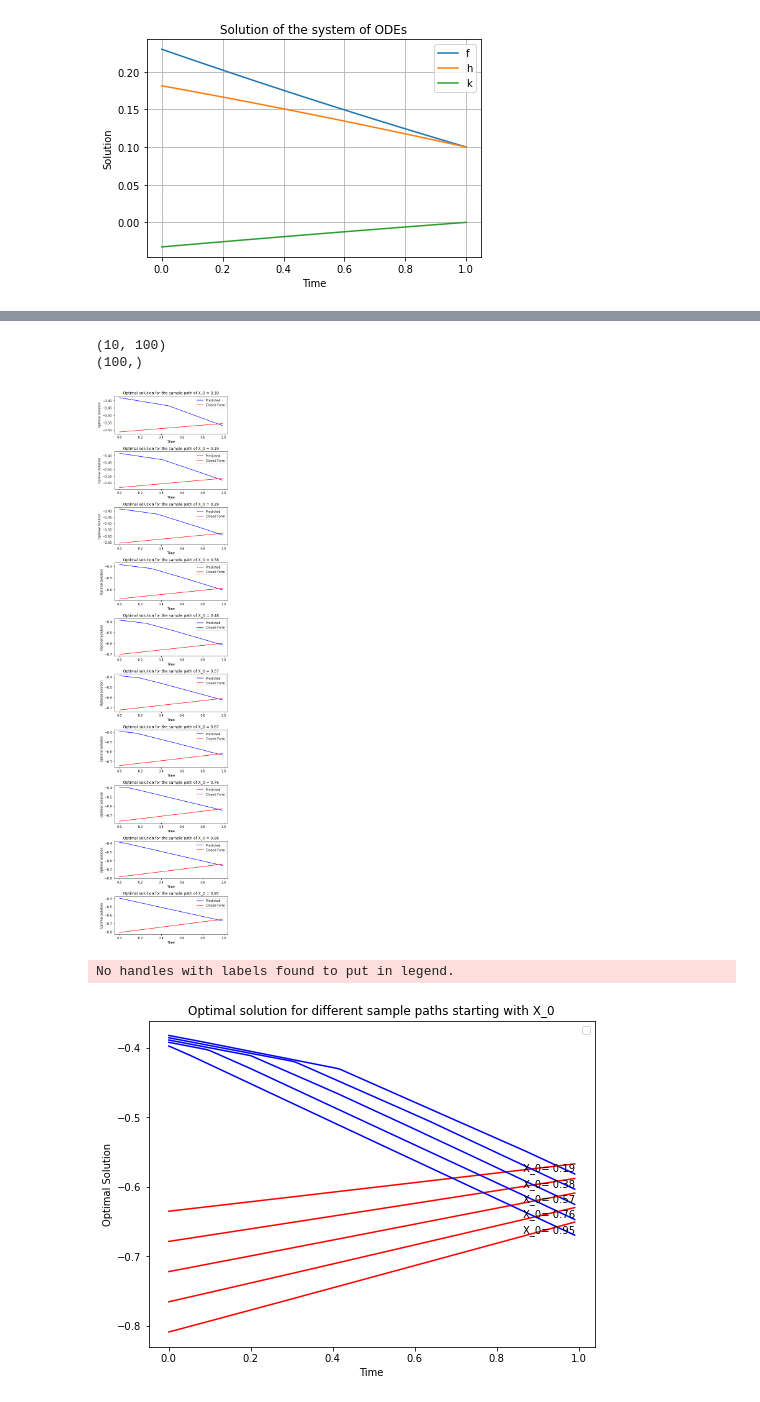
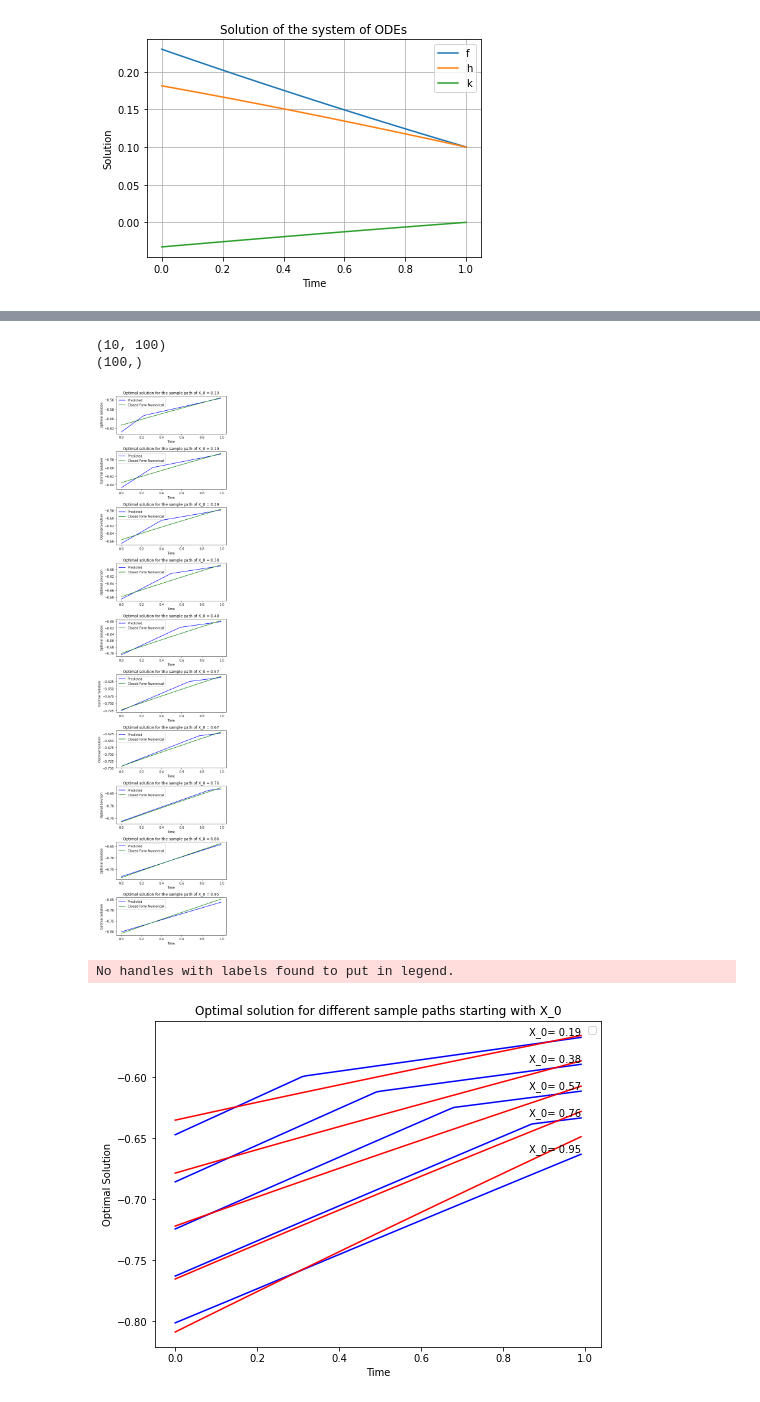
Before and after one commit to arashfahim/multiscale-PGM-for-stochastic-control, a Jupyter notebook: LQC/Multiscale_Closed_Form_Value.ipynb, the cells around one changed output, grey strips where cells are left out. Drawn from its saved outputs; the diff is of its cells as text; code cells hidden in the pictures.

```diff
--- a/LQC/Multiscale_Closed_Form_Value.ipynb
+++ b/LQC/Multiscale_Closed_Form_Value.ipynb
@@ -296,21 +315,27 @@ def total_cost(x,u,ite):
 #     print('Percent Error in cost=',np.abs(100*(np.abs(true_cost)-np.abs(pred_cost))/true_cost),'%\n')
 # %%
 u=np.zeros([M2,ite*ite+1])
+u1=np.zeros([M2,ite*ite+1])
 V=np.zeros([M2,ite*ite+1])
-
+t_eval=np.linspace(0, T_c, ite*ite+1)
+pred_cost=np.zeros(M2)
+numeric_cost=np.zeros(M2)
+error_percnt=np.zeros(M2)
 # pred=pred_soln.numpy()
 # print(state_var[0,:].shape,u[0,:].shape,ite)
 print(pred[0,:].shape,u[0,:].shape)
 for i in range(M2):
     #print('state variable',state_var[i].shape,u[i,:].shape,optimal_soln(state_var[i],f,h).shape,pred[i,:].shape)
-    u[i,:]=optimal_soln_closed(state_var[i,:],f,h)
-#     print('\n True solution',u[i,:])
-    true_cost=total_cost(state_var[i,:],u[i,:],ite*ite)
-    print('\n True cost=',true_cost)
-   # print('\n Predicted solution',pred[i,:])
-    pred_cost=total_cost(state_var[i,:],pred[i,:],ite*ite)
-    print('\n Predicted cost=',pred_cost)
-    print('Percent Error in cost=',np.abs(100*(np.abs(true_cost)-np.abs(pred_cost))/true_cost),'%\n')
+#     u[i,:]=optimal_soln_closed(state_var[i,:],t_eval)
+    u1[i,:]=optimal_soln_numerical(state_var[i,:],f,h)
+    print('\n Numerical solution',u1[i,:])
+    numeric_cost[i]=total_cost(state_var[i,:],u1[i,:],ite)
+    print('\n Numerical cost=',numeric_cost[i])
+    print('\n Predicted solution',pred[i])
+    pred_cost[i]=total_cost(state_var[i,:],pred[i],ite)
+    print('\n Predicted cost=',pred_cost[i])
+    error_percnt[i]= np.abs(100*(np.abs(numeric_cost[i])-np.abs(pred_cost[i]))/numeric_cost[i])
+    print('Percent Error wrt Numeric Cost=',error_percnt[i],'%\n')
 # %% [output]
 (100,) (101,)
 
@@ -332,13 +360,15 @@ Percent Error in cost= 1.2844327409514011 %
 # %%
 u_del=np.delete(u, -1, axis=1) # Just dropping the last time step as there is no control in final time
 print(u_del.shape)
+u1_del=np.delete(u1, -1, axis=1)
 fig, axs = plt.subplots(M2,1, figsize=(6, 25))
 t_eval=np.linspace(0,0.99,ite*ite)
 print(t_eval.shape)
 # Plot x vs y and x vs z on each subplot
 for i, ax in enumerate(axs):
     ax.plot(t_eval,pred[i,:], color='b', label='Predicted')
-    ax.plot(t_eval,u_del[i,:], color='r', label='Closed Form')
+#     ax.plot(t_eval,u_del[i,:], color='r', label='Closed Form Continuous')
+    ax.plot(t_eval, u1_del[i,:], color='g', label='Closed Form Numerical')
     ax.set_xlabel('Time')
     ax.set_ylabel('Optimal Solution')
     ax.set_title(f'Optimal solution for the sample path of X_0 = {state_var[i,0]:.2f}')
@@ -352,41 +382,41 @@ plt.show()
 # %% [output]
 (10, 100)
 (100,)
-[figure, old version]
+[figure, new version]
 # %%
 
 import matplotlib
 # Set the backend for Qt5Agg
 matplotlib.use('Qt5Agg')
 
 x_0_values = state_var[:, 0]  # Assuming state_var[:, 0] holds your x_0 values for each i
 
 # Increase the figure size
 plt.figure(figsize=(8,6))
 
 # Loop to plot each graph
 for i in range(1, M2, 2):
     plt.plot(t_eval, pred[i, :], color='b', label='Predicted' if i == 0 else "")  # Show label only once
-    plt.plot(t_eval, u_del[i, :], color='r', label='Closed Form' if i == 0 else "") # Show label only once
+    plt.plot(t_eval, u1_del[i, :], color='r', label='Closed Form' if i == 0 else "") # Show label only once
 
     # Add x_0 value near each line
     plt.text(t_eval[-1], pred[i, -1], f'X_0= {x_0_values[i]:.2f}', color='black', fontsize=10,
              ha='right', va='bottom')  # Label for predicted solution
 #     plt.text(t_eval[-1], u_del[i, -1], f'x_0 = {x_0_values[i]:.2f}', color='red', fontsize=10,
 #              ha='left', va='center')  # Label for true solution
 
     plt.xlabel('Time')
     plt.ylabel('Optimal Solution')
     plt.title('Optimal solution for different sample paths starting with X_0')
 
     # Display legend only once
 plt.legend()
 
 # Show the plot
 plt.show()
 # %% [output]
 No handles with labels found to put in legend.
-[figure, old version]
+[figure, new version]
 # %%
 # torch.save(model_f, 'model_f_N10_LQC_uniform_0_1.pth')
 
```
Also changed, not shown: parts of 6 cells of this notebook, 24 other files.
